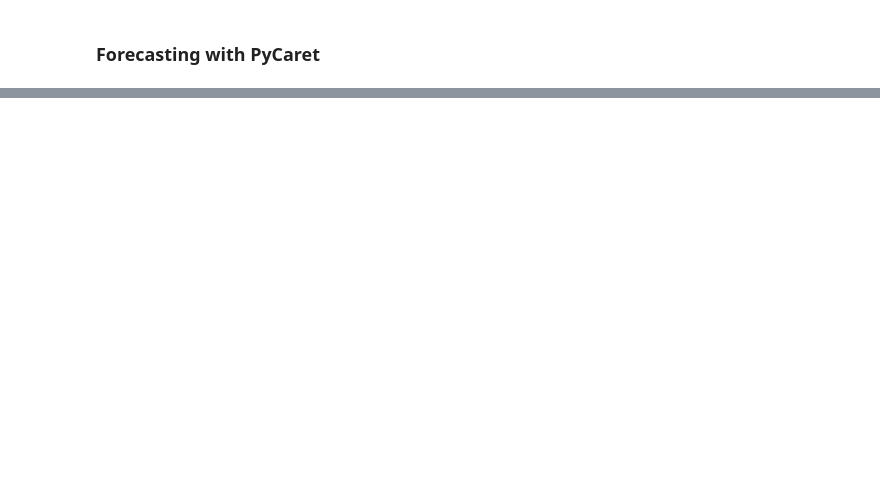
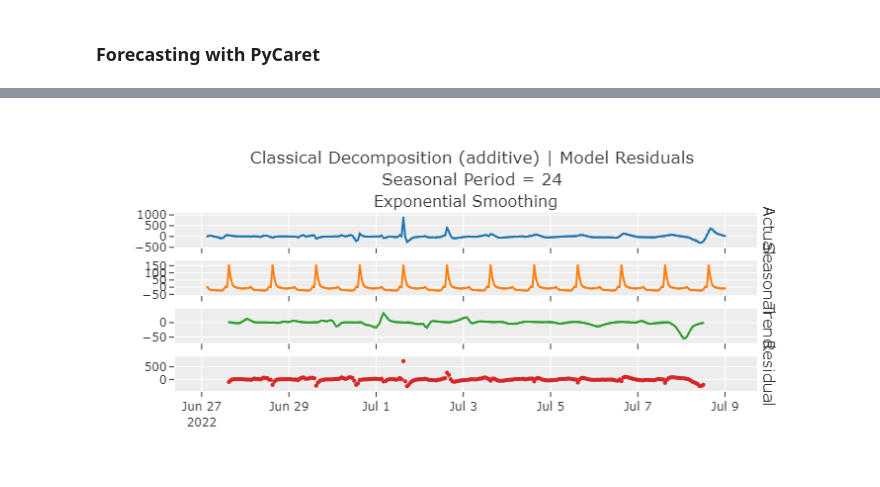
Before and after one commit to derevirn/renewcast, a Jupyter notebook: notebooks/forecasting_entsoe.ipynb, the cells around one changed output, grey strips where cells are left out. Cells and saved outputs as stored; diff of their text form; code cells hidden in the pictures; blank space fills up the shorter version.

```diff
--- a/notebooks/forecasting_entsoe.ipynb
+++ b/notebooks/forecasting_entsoe.ipynb
@@ -65,0 +73,4 @@ plot_model(model, 'forecast', fig_kwargs = fig_kwargs, data_kwargs = {'fh': 36 }
+# %%
+plot_model(model, 'decomp', fig_kwargs = fig_kwargs)
+# %% [output]
+[figure, added]
```
Also changed, not shown: parts of 4 cells of this notebook, 7 other files.
